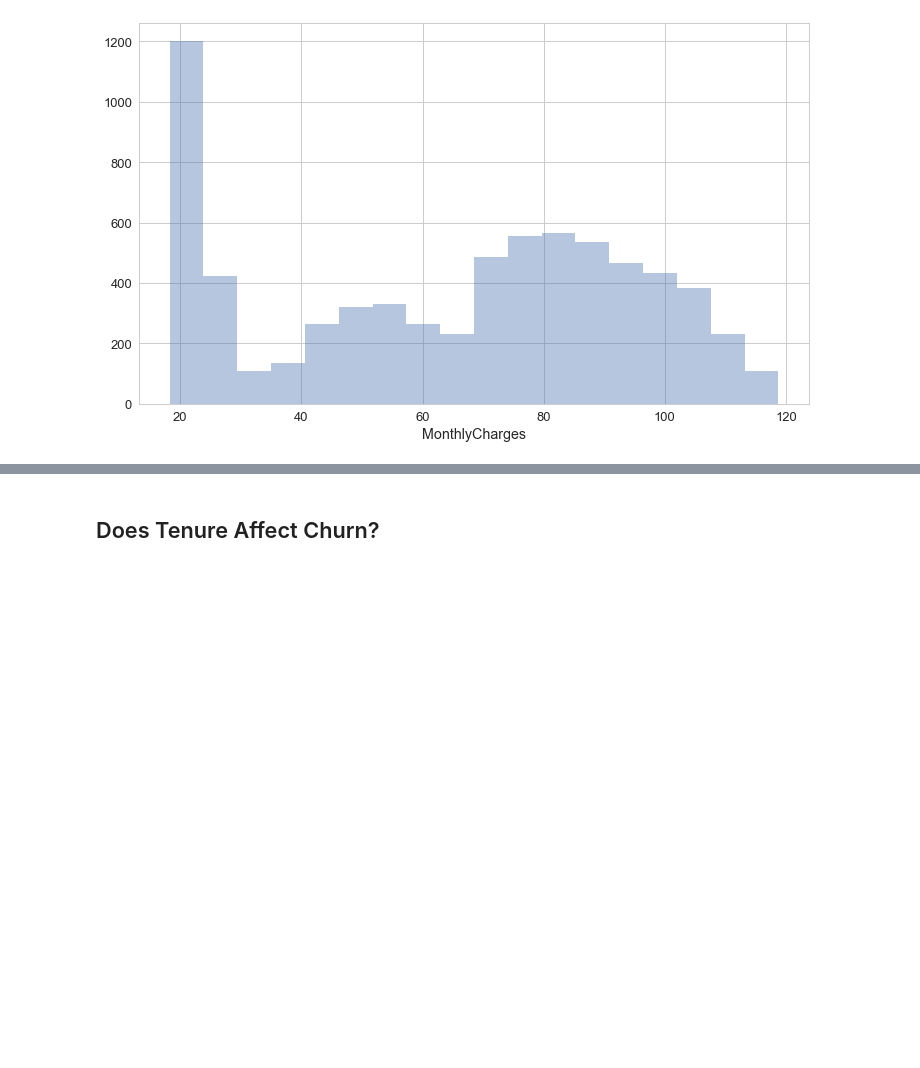
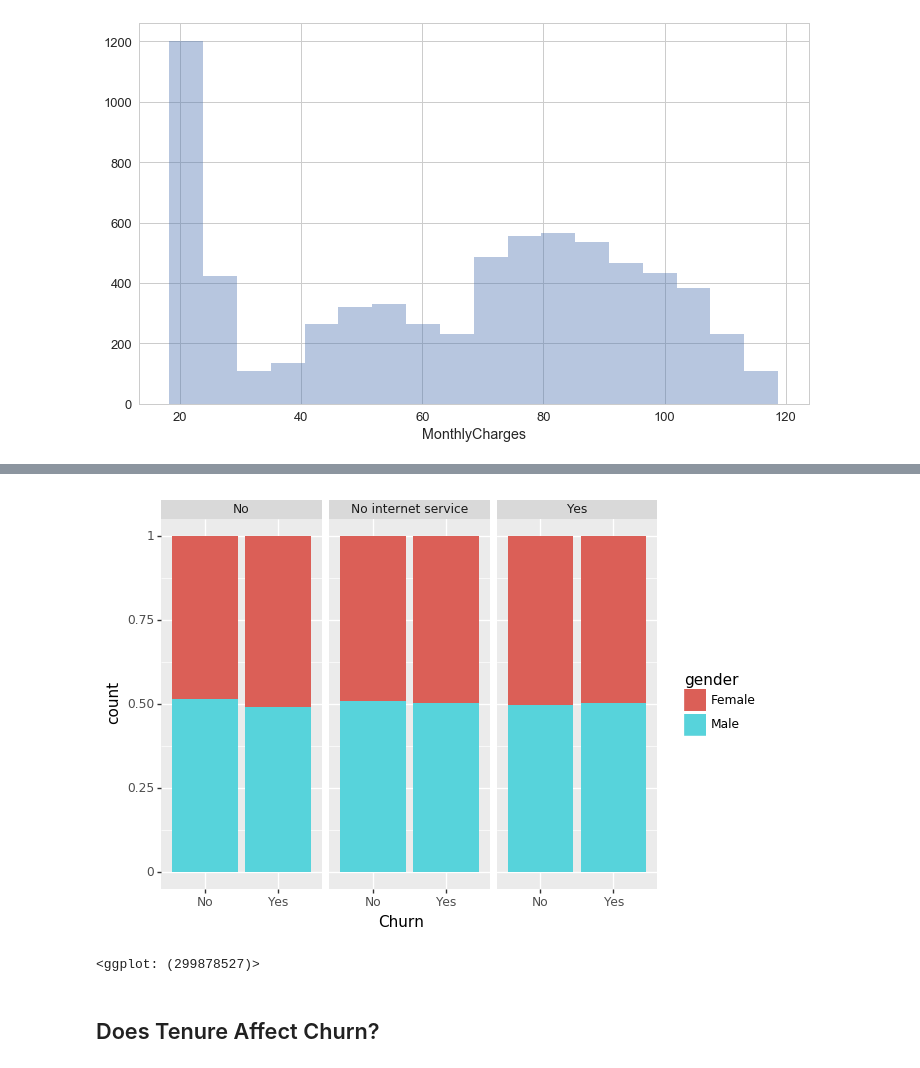
Before and after one commit to baiaooo/MLCourse, a Jupyter notebook: Notebooks/Telecom-Churn-Dataset.ipynb, the cells around one changed output, grey strips where cells are left out. Drawn from its saved outputs; the diff is of its cells as text; code cells hidden in the pictures; blank space fills up the shorter version.

```diff
--- a/Notebooks/Telecom-Churn-Dataset.ipynb
+++ b/Notebooks/Telecom-Churn-Dataset.ipynb
@@ -515,3 +529,10 @@ g.map(sns.distplot, 'MonthlyCharges')
+# %%
+# Does the streaming movies along with gender determine churn?
+from plotnine import *
+(ggplot(df_churn, aes(x='Churn', fill='gender')) + geom_bar(position='fill') + facet_wrap('~StreamingMovies'))
+# %% [output]
+[figure, added]
+<ggplot: (299878527)>
 # %% [markdown]
 ## Does Tenure Affect Churn?
 # %%
```
Also changed, not shown: parts of 13 cells of this notebook, 6 other files.
